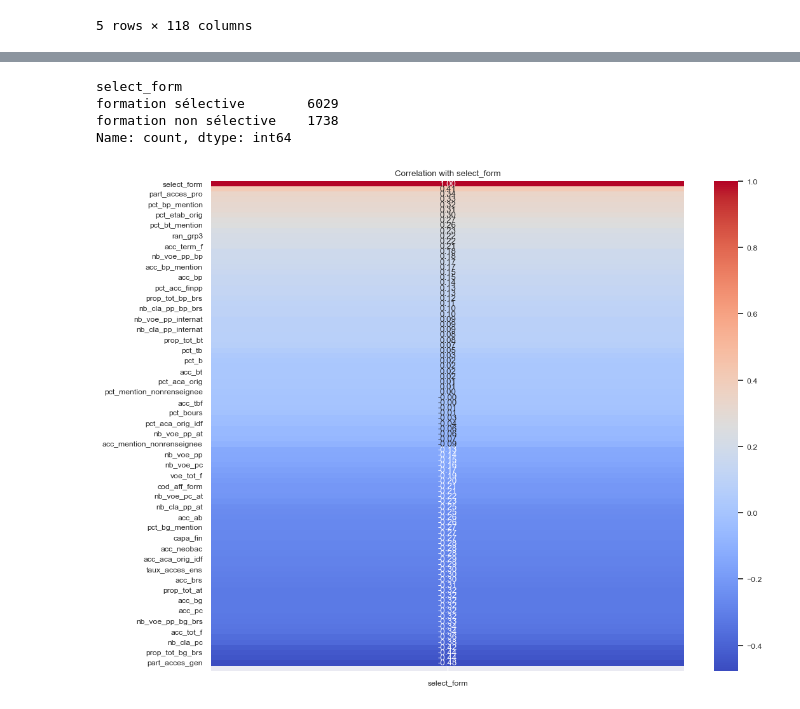
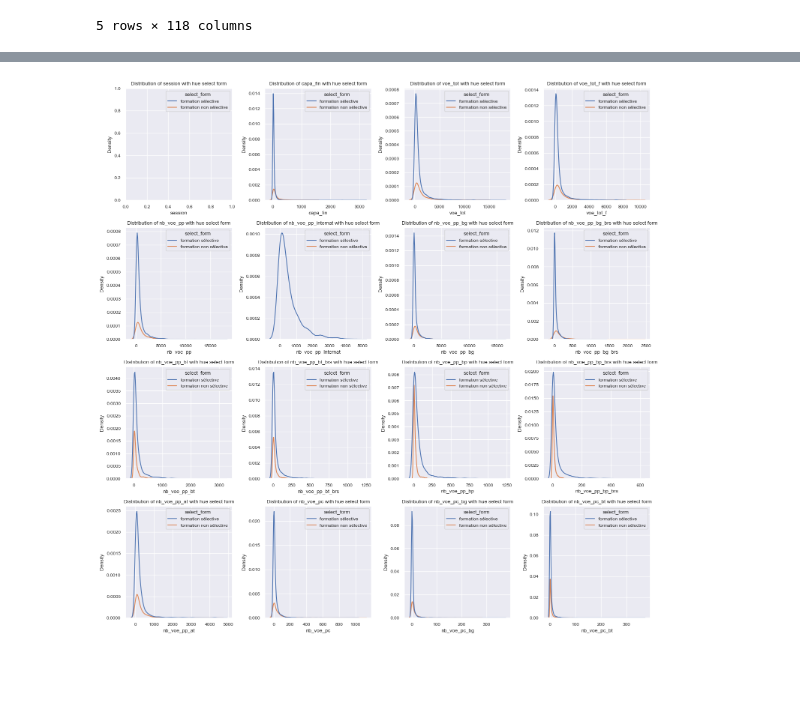
Before and after one commit to HaythamBorchani/datacamp_porject, a Jupyter notebook: starting_kit_selectivity_.ipynb, the cells around one changed output, grey strips where cells are left out. Drawn from its saved outputs; the diff is of its cells as text; code cells hidden in the pictures; blank space fills up the shorter version.

```diff
--- a/starting_kit_selectivity_.ipynb
+++ b/starting_kit_selectivity_.ipynb
@@ -107,7 +135,37 @@ df.head()
-# %%
-df['select_form'].value_counts()
-# %% [output]
-select_form
-formation sélective        6029
-formation non sélective    1738
-Name: count, dtype: int64
+# %%
+
+import seaborn as sns
+import seaborn as sns
+
+# Select the numerical columns
+numerical_cols = df.select_dtypes(include=[np.number]).columns.tolist()
+# Plot the distribution for each numerical variable
+import matplotlib.pyplot as plt
+# Define the number of rows and columns for subplots
+num_rows = 4
+num_cols = 4
+
+# Create subplots
+fig, axes = plt.subplots(num_rows, num_cols, figsize=(15, 15))
+
+# Flatten the axes array
+axes = axes.flatten()
+
+# Plot the distribution for each numerical variable
+for i, col in enumerate(numerical_cols):
+    if i < len(axes):
+        sns.kdeplot(data=df, x=col, hue='select_form', ax=axes[i])
+        axes[i].set_title(f'Distribution of {col} with hue select form')
+
+# Remove empty subplots
+if len(numerical_cols) < num_rows * num_cols:
+    for j in range(len(numerical_cols), num_rows * num_cols):
+        fig.delaxes(axes[j])
+
+# Adjust the layout
+fig.tight_layout()
+
+# Show the plot
+plt.show()
+# %% [output]
+[figure, added]
@@ -121,16 +204,0 @@ X_df = df[num_cols].fillna(0)
-# %%
-import seaborn as sns
-correlation = X_df[num_cols].corr()
-correlation.columns
-#plot the coorelation with select_form
-correlation_select_form = correlation['select_form'].sort_values(ascending=False)
-pd.set_option('display.max_rows', None)
-sns.set(font_scale=0.8)  # Adjust the font size of the annotations
-
-plt.figure(figsize=(12, 10))  # Adjust the size of the heatmap
-
-sns.heatmap(correlation_select_form.to_frame(), annot=True, cmap='coolwarm', fmt=".2f")
-plt.title('Correlation with select_form')
-plt.show()
-# %% [output]
-[figure, removed]
```
Also changed, not shown: parts of 60 cells of this notebook.
